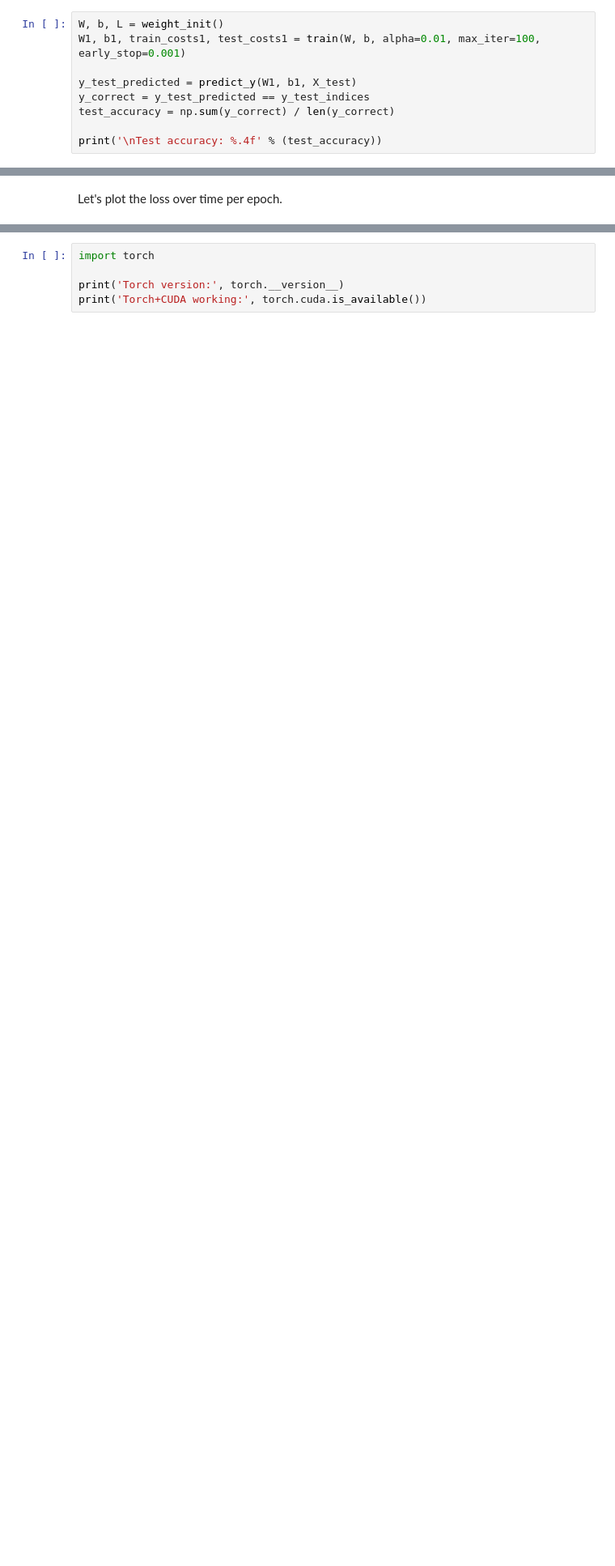
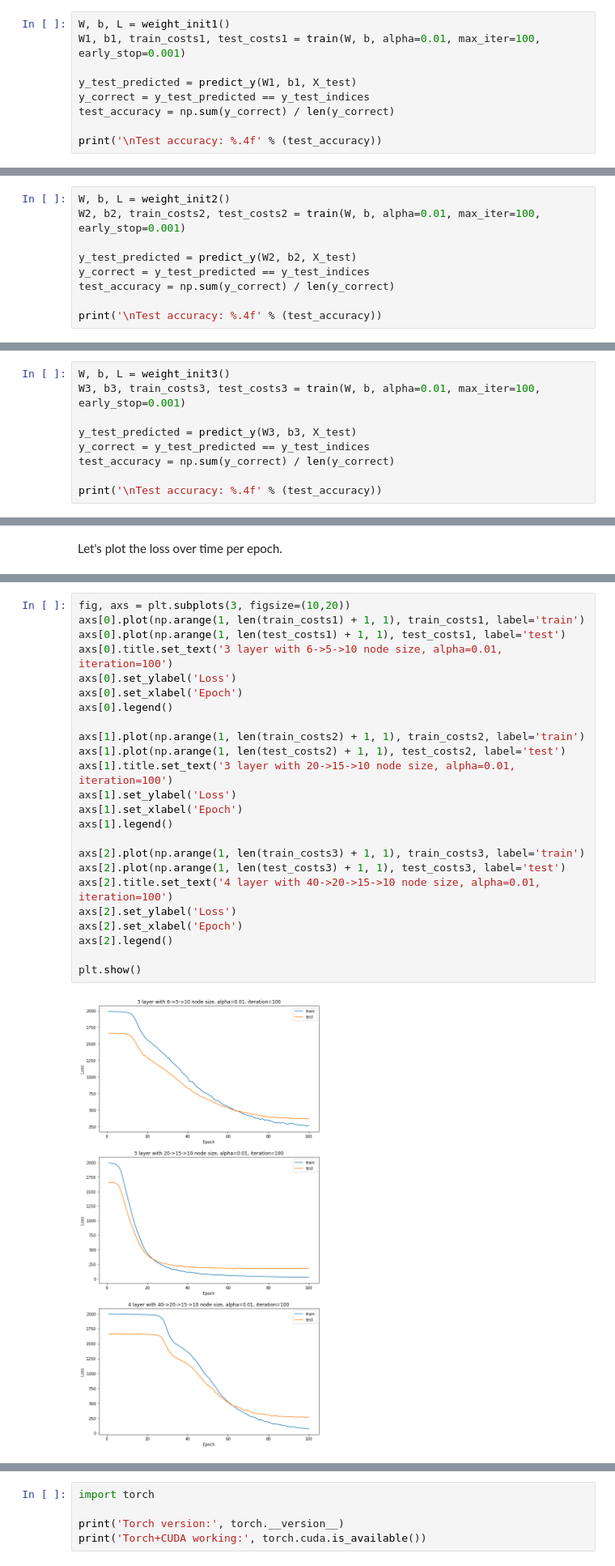
Before and after one commit to zMaxKunGz/ML-Ait-Lab, a Jupyter notebook: Lab8/08-Deep-Learning-I.ipynb, the cells around one changed output, grey strips where cells are left out. Shown at 81% size. Saved outputs shown, nothing was run; the diff lists cells and outputs as text; blank space fills up the shorter version.

```diff
--- a/Lab8/08-Deep-Learning-I.ipynb
+++ b/Lab8/08-Deep-Learning-I.ipynb
@@ -407,5 +427,5 @@ for i in range(5,10):
 # %%
-W, b, L = weight_init()
+W, b, L = weight_init1()
 W1, b1, train_costs1, test_costs1 = train(W, b, alpha=0.01, max_iter=100, early_stop=0.001)
 
 y_test_predicted = predict_y(W1, b1, X_test)
@@ -418,0 +439,9 @@ Test accuracy: 0.8707
+# %%
+W, b, L = weight_init2()
+W2, b2, train_costs2, test_costs2 = train(W, b, alpha=0.01, max_iter=100, early_stop=0.001)
+
+y_test_predicted = predict_y(W2, b2, X_test)
+y_correct = y_test_predicted == y_test_indices
+test_accuracy = np.sum(y_correct) / len(y_correct)
+
+print('\nTest accuracy: %.4f' % (test_accuracy))
@@ -418,0 +451,9 @@ Test accuracy: 0.8707
+# %%
+W, b, L = weight_init3()
+W3, b3, train_costs3, test_costs3 = train(W, b, alpha=0.01, max_iter=100, early_stop=0.001)
+
+y_test_predicted = predict_y(W3, b3, X_test)
+y_correct = y_test_predicted == y_test_indices
+test_accuracy = np.sum(y_correct) / len(y_correct)
+
+print('\nTest accuracy: %.4f' % (test_accuracy))
@@ -435,3 +467,29 @@ Let's get the test set accuracy.
+# %%
+fig, axs = plt.subplots(3, figsize=(10,20))
+axs[0].plot(np.arange(1, len(train_costs1) + 1, 1), train_costs1, label='train')
+axs[0].plot(np.arange(1, len(test_costs1) + 1, 1), test_costs1, label='test')
+axs[0].title.set_text('3 layer with 6->5->10 node size, alpha=0.01, iteration=100')
+axs[0].set_ylabel('Loss')
+axs[0].set_xlabel('Epoch')
+axs[0].legend()
+
+axs[1].plot(np.arange(1, len(train_costs2) + 1, 1), train_costs2, label='train')
+axs[1].plot(np.arange(1, len(test_costs2) + 1, 1), test_costs2, label='test')
+axs[1].title.set_text('3 layer with 20->15->10 node size, alpha=0.01, iteration=100')
+axs[1].set_ylabel('Loss')
+axs[1].set_xlabel('Epoch')
+axs[1].legend()
+
+axs[2].plot(np.arange(1, len(train_costs3) + 1, 1), train_costs3, label='train')
+axs[2].plot(np.arange(1, len(test_costs3) + 1, 1), test_costs3, label='test')
+axs[2].title.set_text('4 layer with 40->20->15->10 node size, alpha=0.01, iteration=100')
+axs[2].set_ylabel('Loss')
+axs[2].set_xlabel('Epoch')
+axs[2].legend()
+
+plt.show()
+# %% [output]
+[figure, added]
 # %% [markdown]
 ## In-class exercise (40 points)
 
```
Also changed, not shown: parts of 57 cells of this notebook.
